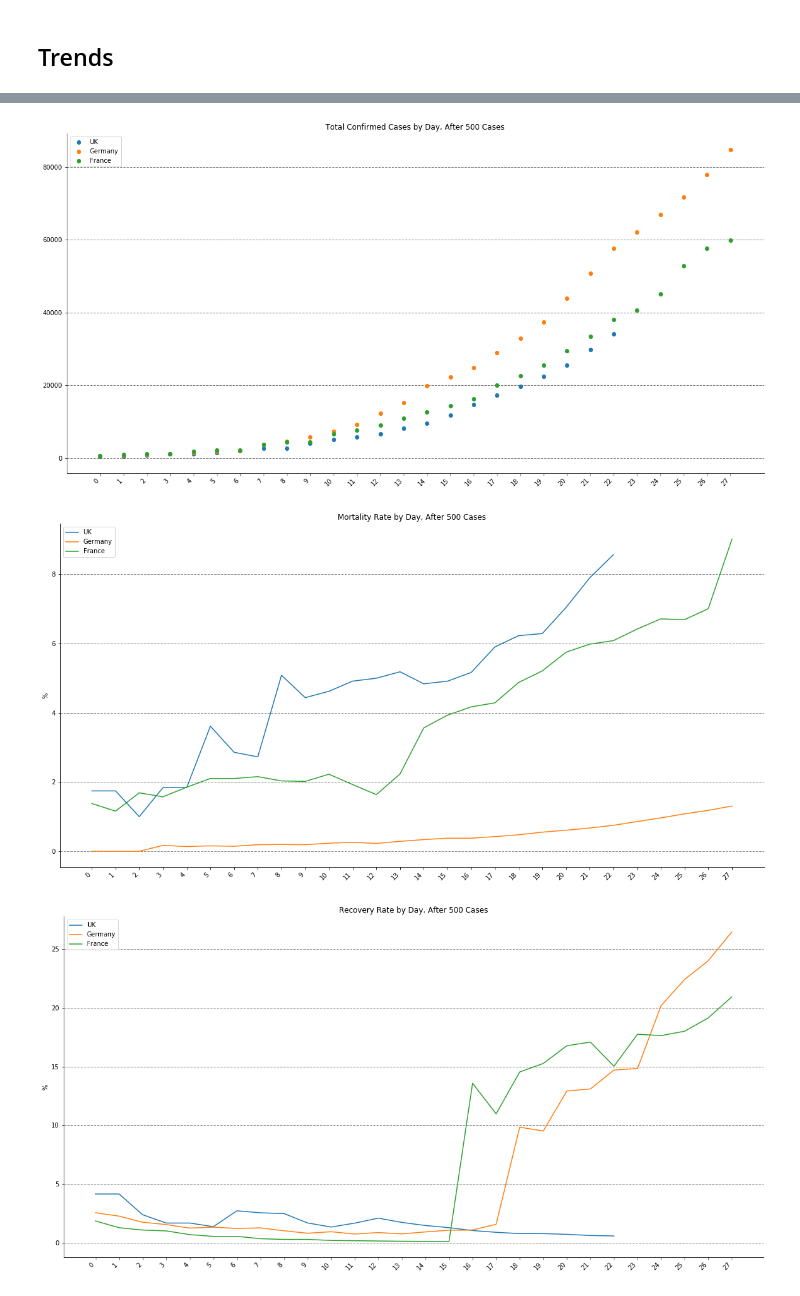
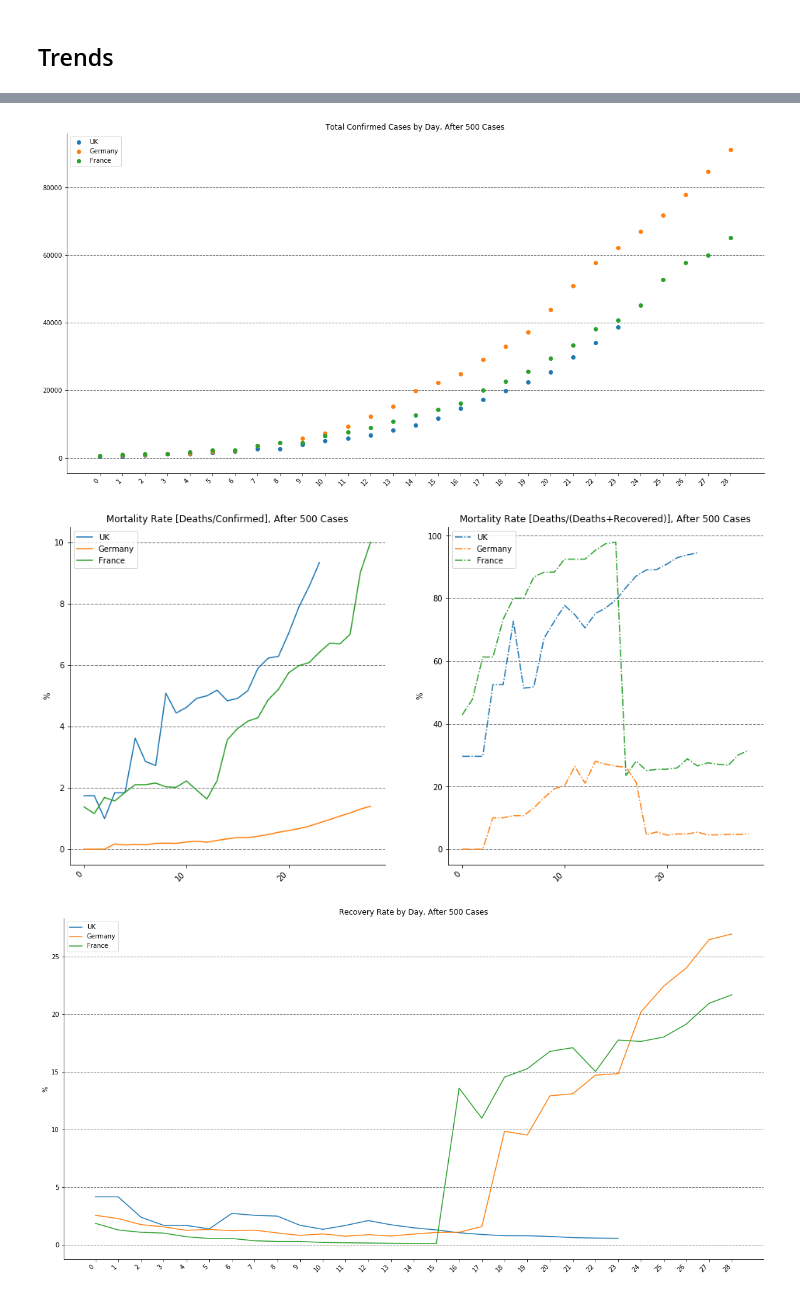
Before and after one commit to Thiagobc23/COVID-19, a Jupyter notebook: 01_COVID19.ipynb, the cells around one changed output, grey strips where cells are left out. Cells and saved outputs as stored; diff of their text form; code cells hidden in the pictures.

```diff
--- a/01_COVID19.ipynb
+++ b/01_COVID19.ipynb
@@ -18,8 +18,8 @@ world = world[~world.name.isin(["Antarctica", "Fr. S. Antarctic Lands"])]
 url = 'https://raw.githubusercontent.com/CSSEGISandData/COVID-19/master/csse_covid_19_data/csse_covid_19_daily_reports/'
 path = 'C:/py/covid19/COVID-19-master/csse_covid_19_data/csse_covid_19_daily_reports/'
 
-file = '04-02-2020.csv'
-today = '04-02-2020'
+file = '04-03-2020.csv'
+today = '04-03-2020'
 df = pd.read_csv(url+file)
 df.head()
 # %% [output]
@@ -86,7 +86,7 @@ def plot_day(df, i):
 
 # plot map of active confirmed and recovered
 def plot_map(df, i):
-    fig, ax = plt.subplots(1, figsize=(40,24))
+    fig, ax = plt.subplots(1, figsize=(40,22))
 
     # plot map
     world.plot(ax=ax, color='black')
@@ -403,38 +449,49 @@ plt.savefig('pics/Recovery.png', facecolor='white', edgecolor='none')
 # UK hit 500 on 03-13-2020
 # France hit 500 on 03-06-2020
 
 fig, ax = plt.subplots(1, figsize=(20,10))
 
 plot_contry(['United Kingdom'], '03-06-2020', '03-07-2020')
 plot_contry(['Germany'], '03-06-2020', '03-07-2020')
 plot_contry(['France'], '03-06-2020', '03-07-2020')
 
 plt.legend(['UK', 'Germany', 'France'])
 plt.savefig('pics/most_affected_eur.png', facecolor='white', edgecolor='none')
 
 #Mortality
-fig, ax = plt.subplots(1, figsize=(20,10))
+fig, ax = plt.subplots(1, figsize=(16,8))
+ax.axis('off')
 
+ax = fig.add_subplot(121)
 plot_contry_d(['United Kingdom'], '03-06-2020', '03-07-2020')
 plot_contry_d(['Germany'], '03-06-2020', '03-07-2020')
 plot_contry_d(['France'], '03-06-2020', '03-07-2020')
 
 plt.legend(['UK', 'Germany', 'France'])
-plt.savefig('pics/Mortality_eur.png', facecolor='white', edgecolor='none')
+#plt.savefig('pics/Mortality_eur.png', facecolor='white', edgecolor='none')
+
+#Mortality method two
+ax = fig.add_subplot(122)
+plot_contry_d_two(['United Kingdom'], '03-06-2020', '03-07-2020')
+plot_contry_d_two(['Germany'], '03-06-2020', '03-07-2020')
+plot_contry_d_two(['France'], '03-06-2020', '03-07-2020')
+
+plt.legend(['UK', 'Germany', 'France'])
+plt.savefig('pics/Mortality2_eur.png', facecolor='white', edgecolor='none')
 
 # Recovery
 fig, ax = plt.subplots(1, figsize=(20,10))
 
 plot_contry_r(['United Kingdom'], '03-06-2020', '03-07-2020')
 plot_contry_r(['Germany'], '03-06-2020', '03-07-2020')
 plot_contry_r(['France'], '03-06-2020', '03-07-2020')
 
 plt.legend(['UK', 'Germany', 'France'])
 plt.savefig('pics/Recovery_eur.png', facecolor='white', edgecolor='none')
 # %% [output]
-[figure, old version]
+[figure, new version]
-[figure, old version]
+[figure, new version]
-[figure, old version]
+[figure, new version]
 # %%
 # SK hit 500 on 2/23/20
 # Brazil hit 500 on 3/19/20
```
Also changed, not shown: parts of 7 cells of this notebook, 1 other file.
